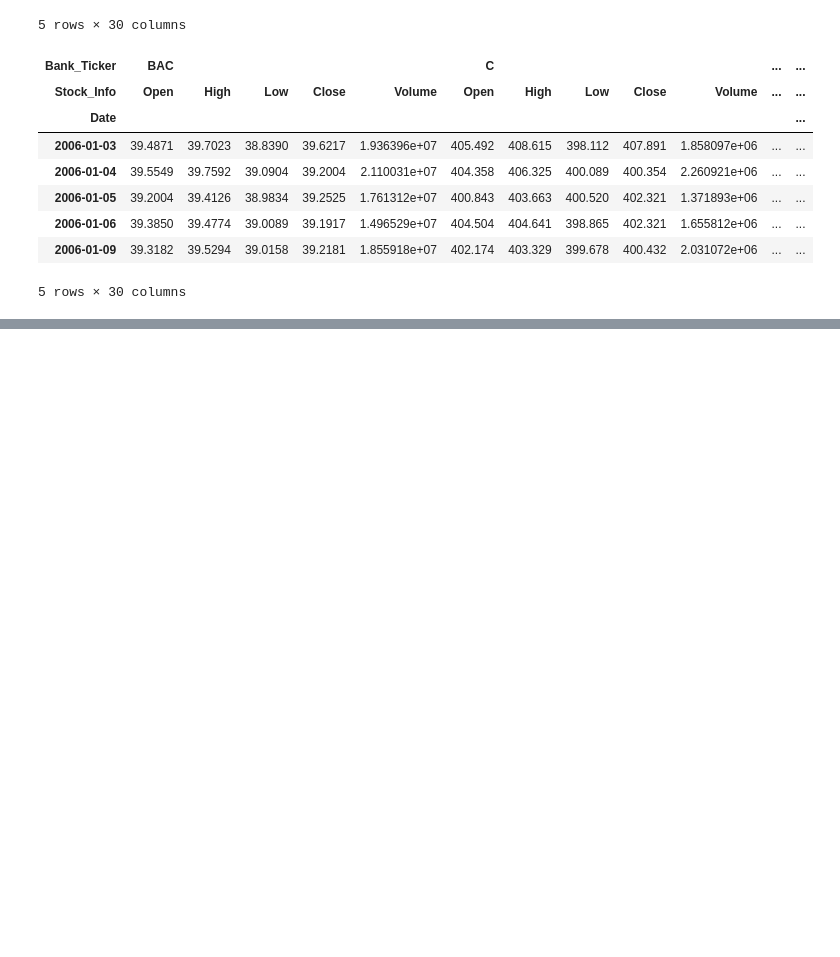
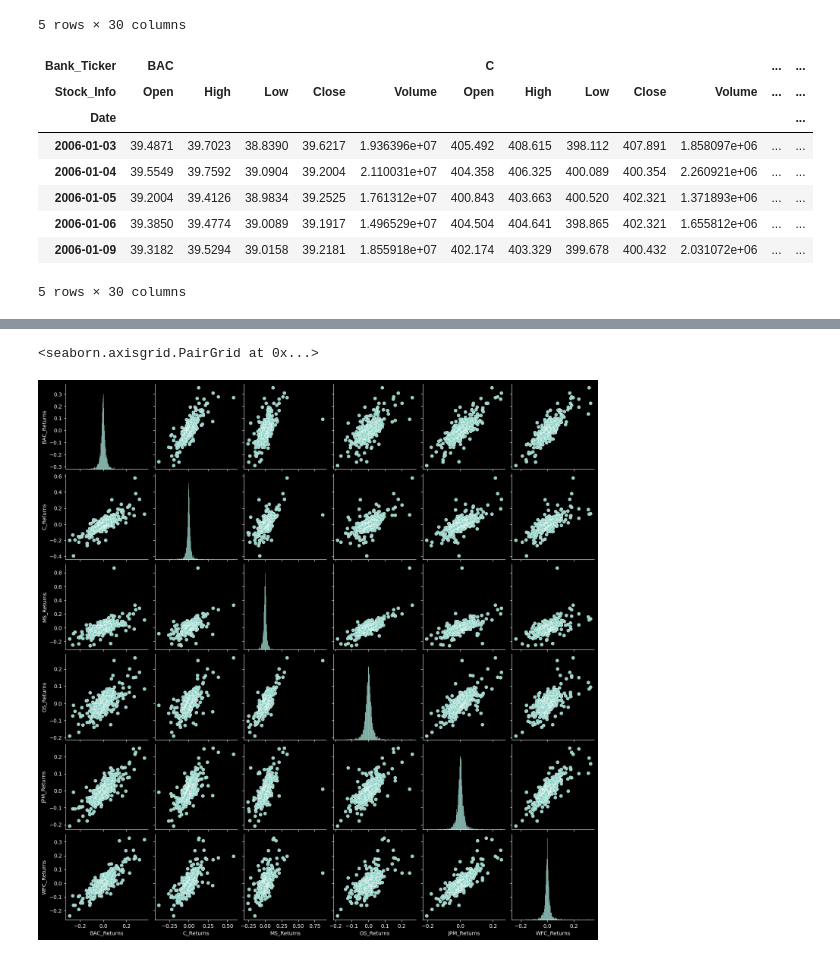
Before and after one commit to ahmedyar7/Data-Science-n-Visualization-Projects, a Jupyter notebook: Banks Stock Analysis/main.ipynb, the cells around one changed output, grey strips where cells are left out. Cells and saved outputs as stored; diff of their text form; code cells hidden in the pictures; blank space fills up the shorter version.

```diff
--- a/Banks Stock Analysis/main.ipynb
+++ b/Banks Stock Analysis/main.ipynb
@@ -128,0 +117,9 @@ bank_stocks_df.xs(
+# %%
+return_df = pd.DataFrame()
+# %%
+for tick in bank_ticker:
+    return_df[tick + "_Returns"] = bank_stocks_df[tick]["Close"].pct_change(
+        fill_method=None
+    )
+
+return_df.head()
@@ -128,0 +134,5 @@ bank_stocks_df.xs(
+# %%
+sns.pairplot(return_df)
+# %% [output]
+<seaborn.axisgrid.PairGrid at 0x...>
+[figure, added]
```
Also changed, not shown: parts of 13 cells of this notebook.
